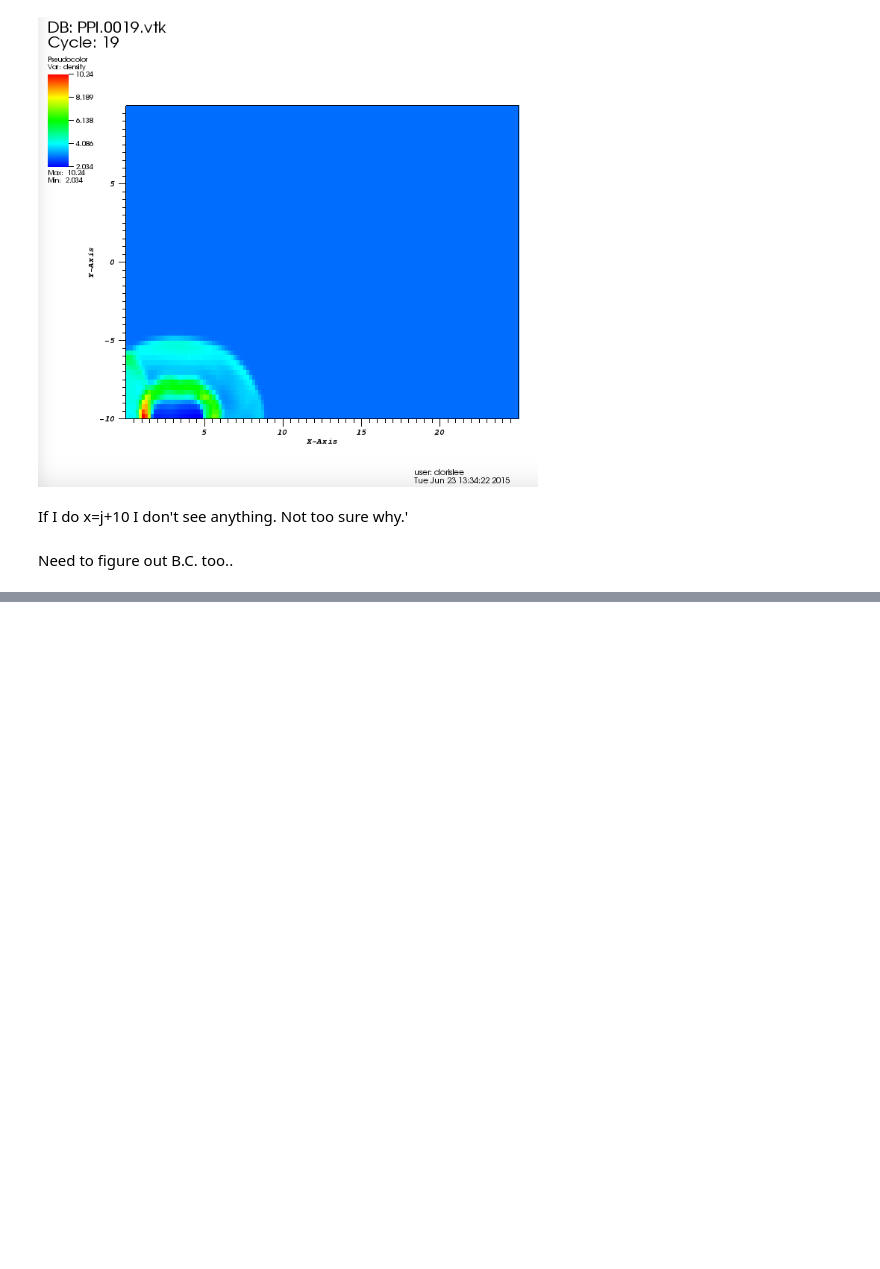
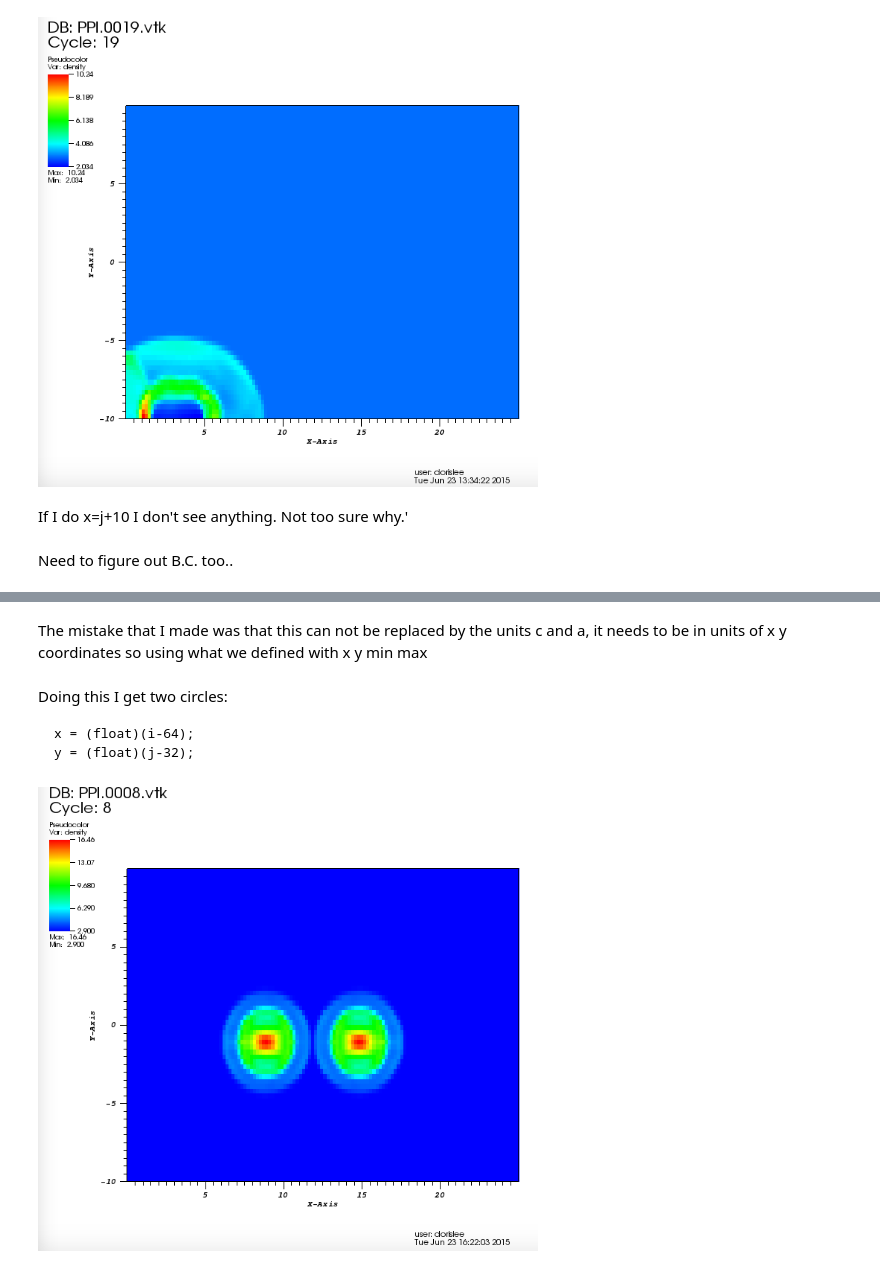
Before and after one commit to dorisjlee/usrp, a Jupyter notebook: notes/06_23_2015.ipynb, the cells around one changed output, grey strips where cells are left out. Cells and saved outputs as stored; diff of their text form; code cells hidden in the pictures; blank space fills up the shorter version.

````diff
--- a/notes/06_23_2015.ipynb
+++ b/notes/06_23_2015.ipynb
@@ -152,0 +159,12 @@ Need to figure out B.C. too..
+# %% [markdown]
+The mistake that I made was that this can not be replaced by the units c and a, it needs to be in units of x y coordinates so using what we defined with x y min max
+# %% [markdown]
+Doing this I get two circles:
+```
+x = (float)(i-64);
+y = (float)(j-32);
+```
+# %%
+Image(filename='../data/double1.png',width=500)
+# %% [output]
+[figure, added]
````
Also changed, not shown: parts of 13 cells of this notebook, 13 other files.
